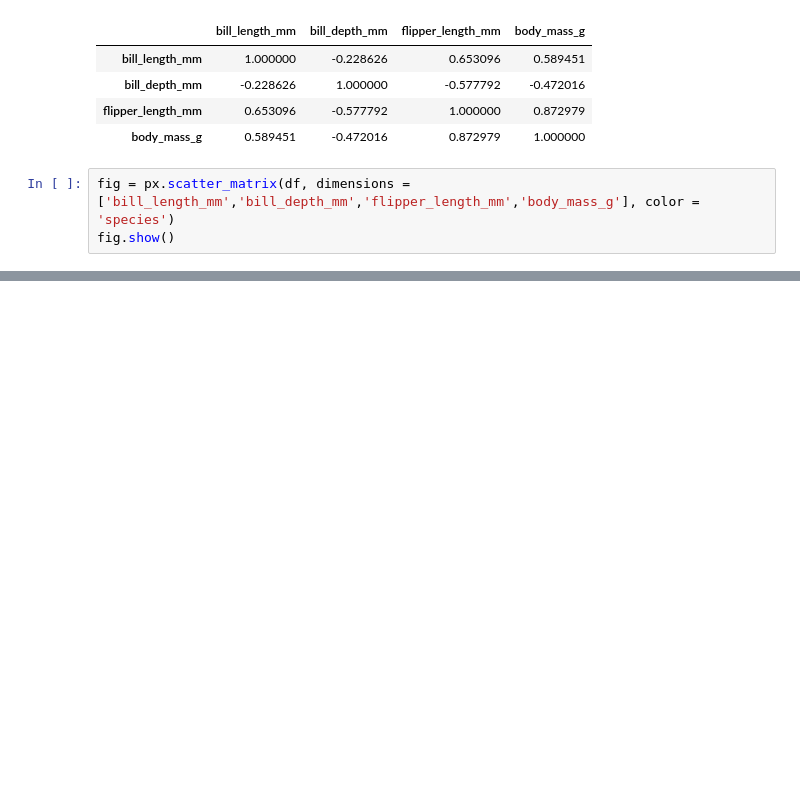
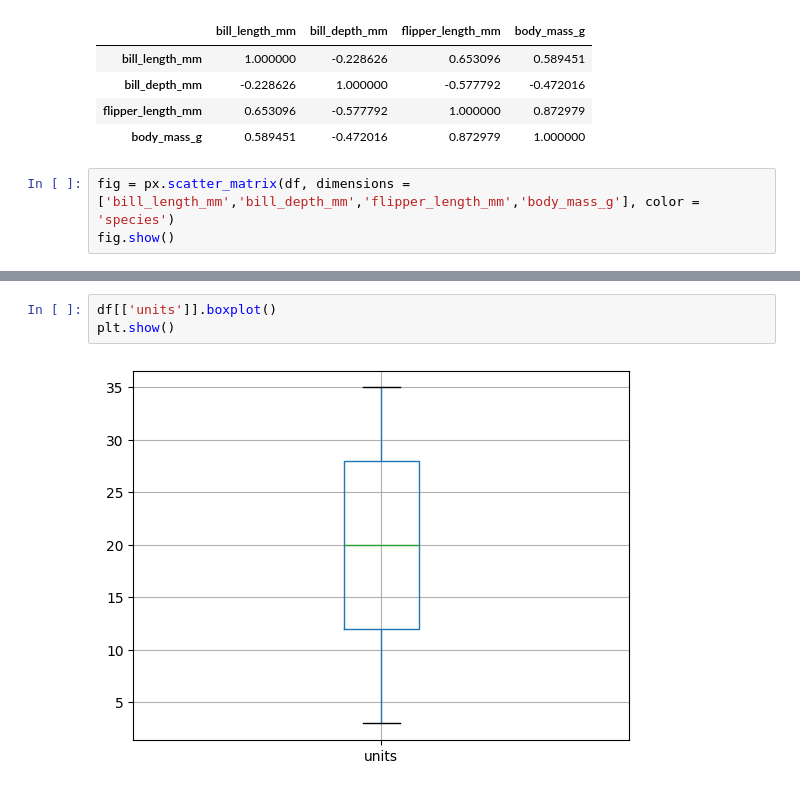
Before and after one commit to SantigoTP/clases_4geeks, a Jupyter notebook: notebooks/04_descriptive_statistics.ipynb, the cells around one changed output, grey strips where cells are left out. Saved outputs shown, nothing was run; the diff lists cells and outputs as text; blank space fills up the shorter version.

```diff
--- a/notebooks/04_descriptive_statistics.ipynb
+++ b/notebooks/04_descriptive_statistics.ipynb
@@ -153,0 +246,5 @@ fig.show()
+# %%
+df[['units']].boxplot()
+plt.show()
+# %% [output]
+[figure, added]
```
Also changed, not shown: parts of 14 cells of this notebook.
